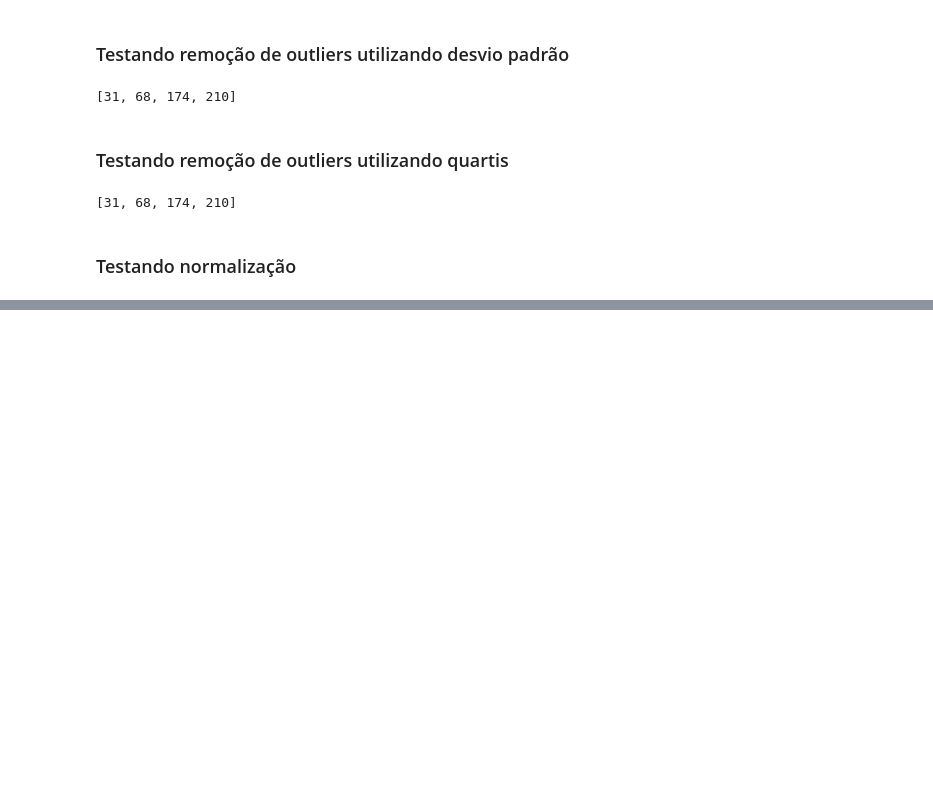
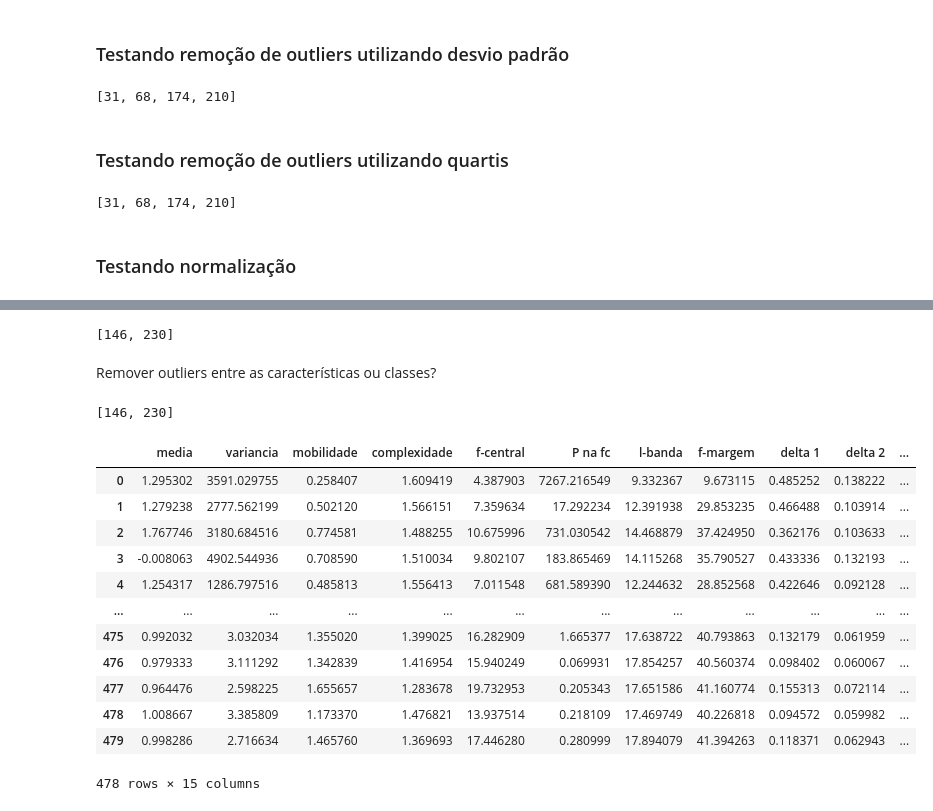
Before and after one commit to caiomorozini/engenharia_medica, a Jupyter notebook: src/pratica_3.ipynb, the cells around one changed output, grey strips where cells are left out. Drawn from its saved outputs; the diff is of its cells as text; code cells hidden in the pictures; blank space fills up the shorter version.

```diff
--- a/src/pratica_3.ipynb
+++ b/src/pratica_3.ipynb
@@ -51,0 +81,32 @@ Text(0, 0.5, 'Obliquidade Normalizada')
+# %%
+# Detectando outliers
+outliers_vigilia_media = remoutliers(vigilia.media, 3, method='desvio')
+outliers_vigilia_variancia = remoutliers(vigilia.variancia, 3, method='desvio')
+outliers_vigilia_complexidade = remoutliers(vigilia.complexidade, 3, method='desvio')
+
+
+outliers_vigilia_media
+# %% [output]
+[146, 230]
+# %% [markdown]
+Remover outliers entre as características ou classes?
+# %%
+outliers_vigilia_media
+# %% [output]
+[146, 230]
+# %%
+vigilia.drop(outliers_vigilia_media, inplace=False)
+# %% [output]
+|  | media | variancia | mobilidade | complexidade | f-central | P na fc | l-banda | f-margem | delta 1 | delta 2 | ... |
+| 0 | 1.295302 | 3591.029755 | 0.258407 | 1.609419 | 4.387903 | 7267.216549 | 9.332367 | 9.673115 | 0.485252 | 0.138222 | ... |
+| 1 | 1.279238 | 2777.562199 | 0.502120 | 1.566151 | 7.359634 | 17.292234 | 12.391938 | 29.853235 | 0.466488 | 0.103914 | ... |
+| 2 | 1.767746 | 3180.684516 | 0.774581 | 1.488255 | 10.675996 | 731.030542 | 14.468879 | 37.424950 | 0.362176 | 0.103633 | ... |
+| 3 | -0.008063 | 4902.544936 | 0.708590 | 1.510034 | 9.802107 | 183.865469 | 14.115268 | 35.790527 | 0.433336 | 0.132193 | ... |
+| 4 | 1.254317 | 1286.797516 | 0.485813 | 1.556413 | 7.011548 | 681.589390 | 12.244632 | 28.852568 | 0.422646 | 0.092128 | ... |
+| ... | ... | ... | ... | ... | ... | ... | ... | ... | ... | ... | ... |
+| 475 | 0.992032 | 3.032034 | 1.355020 | 1.399025 | 16.282909 | 1.665377 | 17.638722 | 40.793863 | 0.132179 | 0.061959 | ... |
+| 476 | 0.979333 | 3.111292 | 1.342839 | 1.416954 | 15.940249 | 0.069931 | 17.854257 | 40.560374 | 0.098402 | 0.060067 | ... |
+| 477 | 0.964476 | 2.598225 | 1.655657 | 1.283678 | 19.732953 | 0.205343 | 17.651586 | 41.160774 | 0.155313 | 0.072114 | ... |
+| 478 | 1.008667 | 3.385809 | 1.173370 | 1.476821 | 13.937514 | 0.218109 | 17.469749 | 40.226818 | 0.094572 | 0.059982 | ... |
+| 479 | 0.998286 | 2.716634 | 1.465760 | 1.369693 | 17.446280 | 0.280999 | 17.894079 | 41.394263 | 0.118371 | 0.062943 | ... |
+478 rows × 15 columns
```
Also changed, not shown: parts of 8 cells of this notebook, 8 other files.
